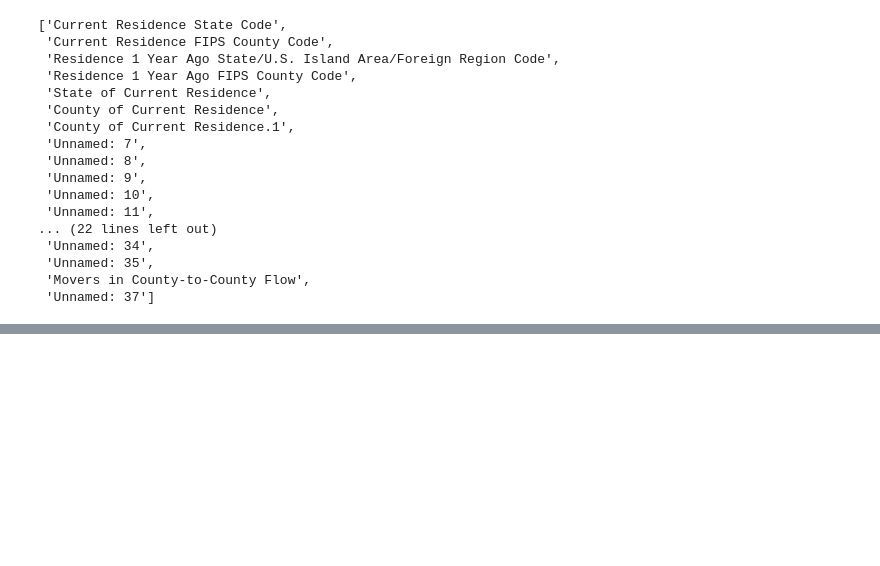
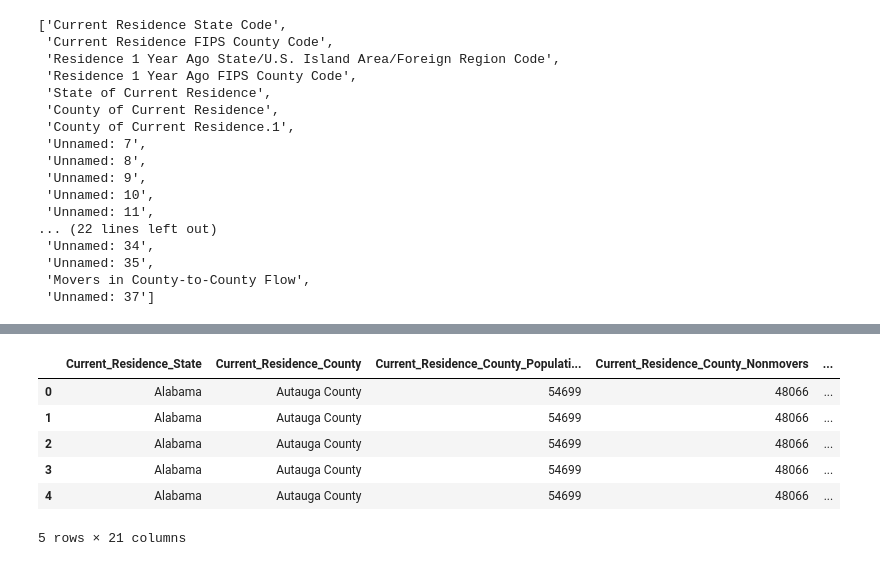
Before and after one commit to Bhargavi-ng/Migration_and_Housing, a Jupyter notebook: current_residence_county_CleanUp.ipynb, the cells around one changed output, grey strips where cells are left out. Drawn from its saved outputs; the diff is of its cells as text; code cells hidden in the pictures; blank space fills up the shorter version.

```diff
--- a/current_residence_county_CleanUp.ipynb
+++ b/current_residence_county_CleanUp.ipynb
@@ -200,7 +211,15 @@ TypeError: sequence item 0: expected str instance, float found
 # %%
 # Add a “County and state of earlier residence” column
-cleaned_cr_df['County_and_State_of_Previous_Residence'] = cleaned_cr_df[['County_of_Residence_1_Year_Ago', 'State/U.S._Island_Area/Foreign_Region_of_Residence_1_Year_Ago']].agg(','.join, axis=1)
+cleaned_cr_df['Previous_Residence_County_State'] = cleaned_cr_df['Previous_Residence_County'] +', '+ cleaned_cr_df['Previous_Residence_State/U.S._Island_Area/Foreign_Region']
 cleaned_cr_df.head()
+# %% [output]
+|  | Current_Residence_State | Current_Residence_County | Current_Residence_County_Populati... | Current_Residence_County_Nonmovers | ... |
+| 0 | Alabama | Autauga County | 54699 | 48066 | ... |
+| 1 | Alabama | Autauga County | 54699 | 48066 | ... |
+| 2 | Alabama | Autauga County | 54699 | 48066 | ... |
+| 3 | Alabama | Autauga County | 54699 | 48066 | ... |
+| 4 | Alabama | Autauga County | 54699 | 48066 | ... |
+5 rows × 21 columns
 # %%
 # Export to csv file
 cleaned_cr_df.to_csv(".\Resources\cleaned-county-to-county-2015-2019-current-residence-sort.csv", header=True, index=False)
```
Also changed, not shown: parts of 7 cells of this notebook, 1 other file.
